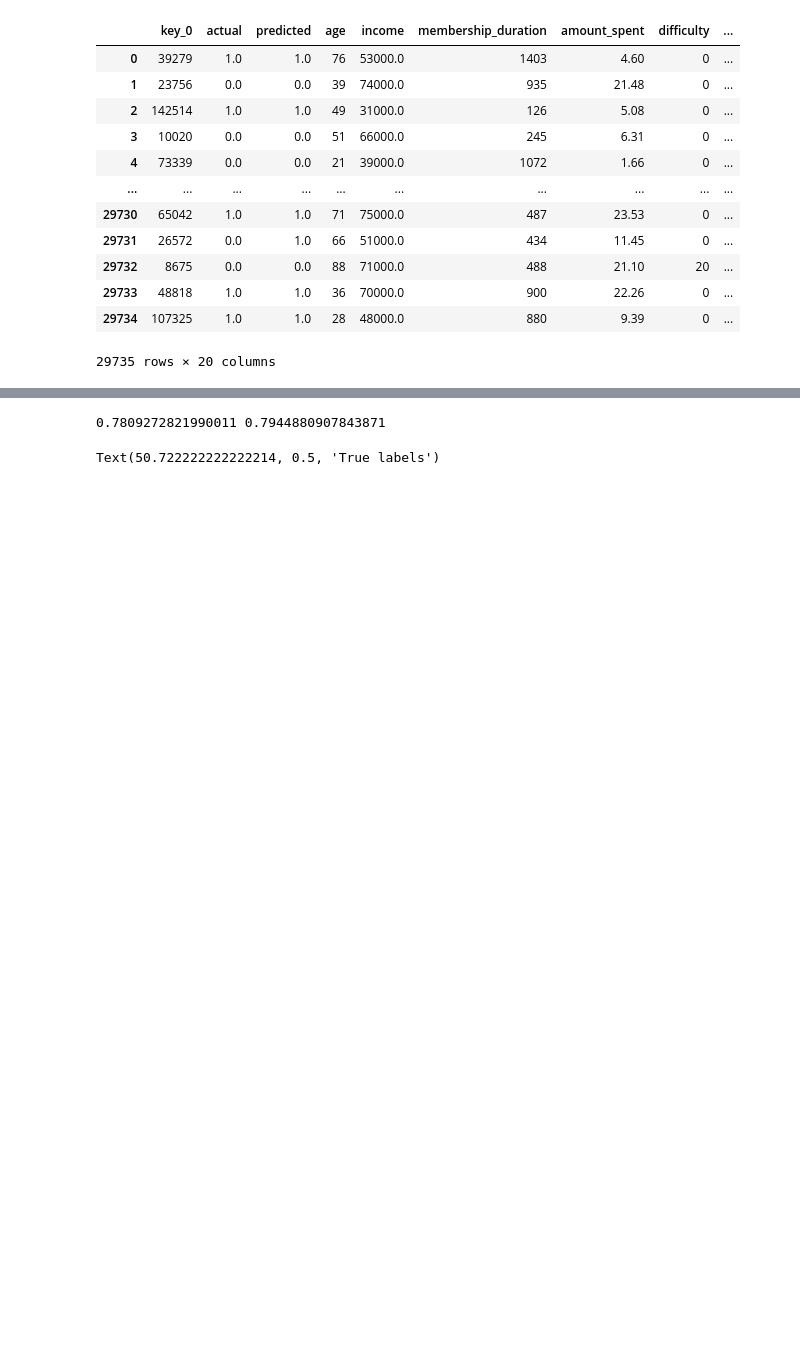
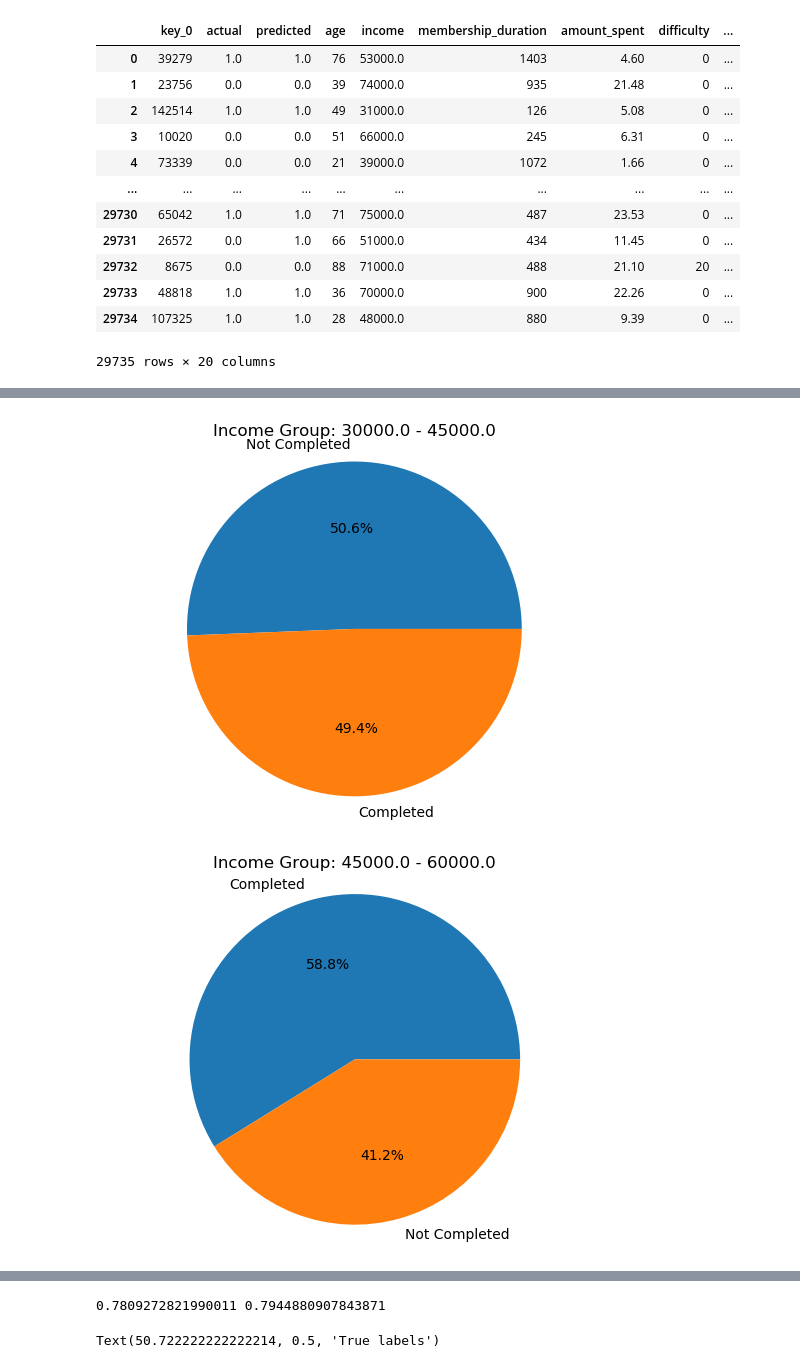
Before and after one commit to ShantiRoseCodes/aws_mle_capstone_project, a Jupyter notebook: Starbucks Capstone Project - ML.ipynb, the cells around one changed output, grey strips where cells are left out. Drawn from its saved outputs; the diff is of its cells as text; code cells hidden in the pictures; blank space fills up the shorter version.

```diff
--- a/Starbucks Capstone Project - ML.ipynb
+++ b/Starbucks Capstone Project - ML.ipynb
@@ -792,0 +930,40 @@ best_pred_df
+# %%
+# Define the minimum and maximum income values
+min_income = min(best_pred_df['income'])
+max_income = max(best_pred_df['income'])
+
+# Define the number of income groups
+num_income_groups = 6
+
+# Calculate the income range for each group
+income_range = (max_income - min_income) / num_income_groups
+
+# Create income groups by rounding down to the nearest income range
+best_pred_df['income_group'] = (best_pred_df['income'] // income_range) * income_range
+
+# Create a list of unique income groups in the DataFrame, sorted in ascending order
+income_groups = sorted(best_pred_df['income_group'].unique())
+
+# Create a dictionary to map predicted values to labels for the pie charts
+labels_dict = {0: 'Not Completed', 1: 'Completed'}
+
+# Create a pie chart for each income group and predicted value
+for income_group in income_groups:
+    # Get the subset of the DataFrame for the current income group
+    subset = best_pred_df[best_pred_df['income_group'] == income_group]
+
+    # Count the number of occurrences of each predicted value in the subset
+    counts = subset['predicted'].value_counts()
+
+    # Create a pie chart
+    plt.figure()
+    plt.pie(counts, labels=[labels_dict.get(x, '') for x in counts.index], autopct='%1.1f%%')
+    plt.title('Income Group: {} - {}'.format(income_group, income_group+income_range))
+    plt.axis('equal')
+    plt.savefig(os.path.join(f'photos/completed_income_{income_group}.png'), dpi=300, format='png', bbox_inches='tight') # use format='svg' or 'pdf' for vectorial pictures
+
+
+# plt.show()
+# %% [output]
+[figure, added]
+[figure, added]
```
Also changed, not shown: parts of 11 cells of this notebook, 34 other files.
